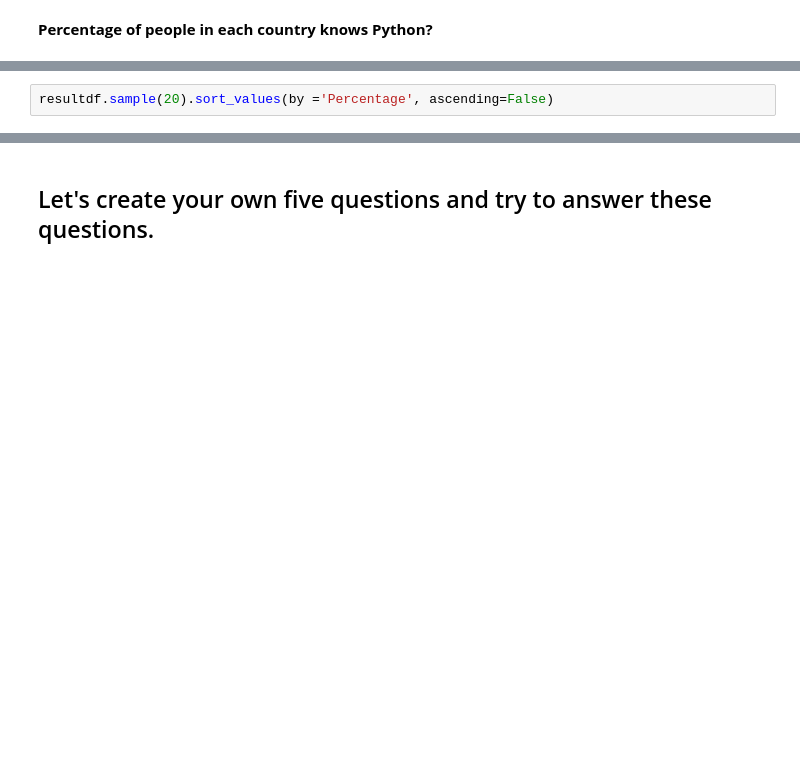
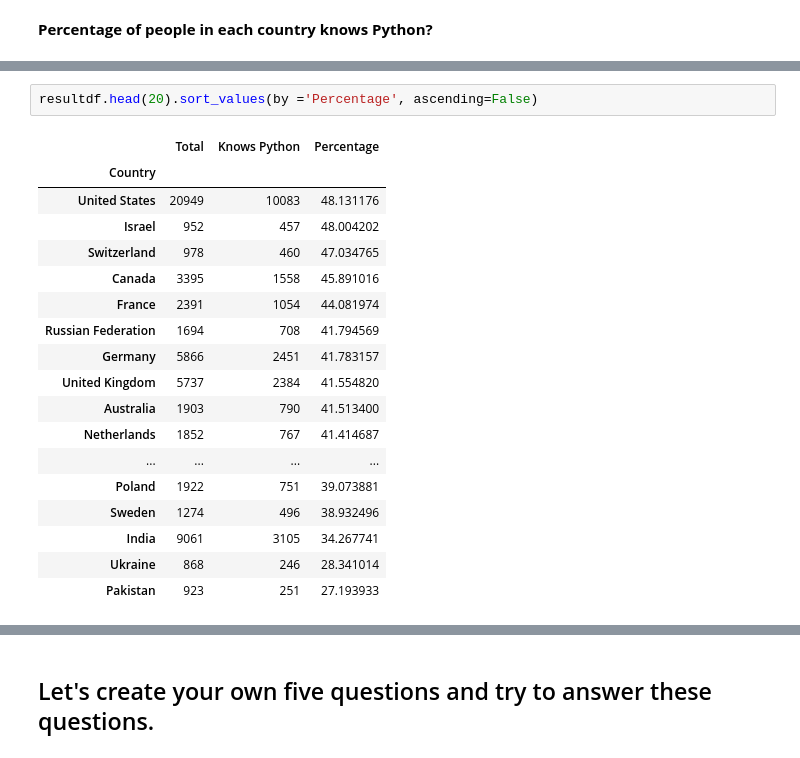
Before and after one commit to ehtisham-sadiq/P0Q6R9S2-MLZone, a Jupyter notebook: Module 04 - Python for Data Scientists/07_Pandas.ipynb, the cells around one changed output, grey strips where cells are left out. Saved outputs shown, nothing was run; the diff lists cells and outputs as text; blank space fills up the shorter version.

```diff
--- a/Module 04 - Python for Data Scientists/07_Pandas.ipynb
+++ b/Module 04 - Python for Data Scientists/07_Pandas.ipynb
@@ -766,4 +1354,23 @@ resultdf.loc['Pakistan']
 # %%
-resultdf.sample(20).sort_values(by ='Percentage', ascending=False)
+resultdf.head(20).sort_values(by ='Percentage', ascending=False)
+# %% [output]
+|  | Total | Knows Python | Percentage |
+| Country |  |  |  |
+| United States | 20949 | 10083 | 48.131176 |
+| Israel | 952 | 457 | 48.004202 |
+| Switzerland | 978 | 460 | 47.034765 |
+| Canada | 3395 | 1558 | 45.891016 |
+| France | 2391 | 1054 | 44.081974 |
+| Russian Federation | 1694 | 708 | 41.794569 |
+| Germany | 5866 | 2451 | 41.783157 |
+| United Kingdom | 5737 | 2384 | 41.554820 |
+| Australia | 1903 | 790 | 41.513400 |
+| Netherlands | 1852 | 767 | 41.414687 |
+| ... | ... | ... | ... |
+| Poland | 1922 | 751 | 39.073881 |
+| Sweden | 1274 | 496 | 38.932496 |
+| India | 9061 | 3105 | 34.267741 |
+| Ukraine | 868 | 246 | 28.341014 |
+| Pakistan | 923 | 251 | 27.193933 |
 # %%
 resultdf.sort_values(by='Percentage', ascending=False).head(20)
```
Also changed, not shown: parts of 93 cells of this notebook.
